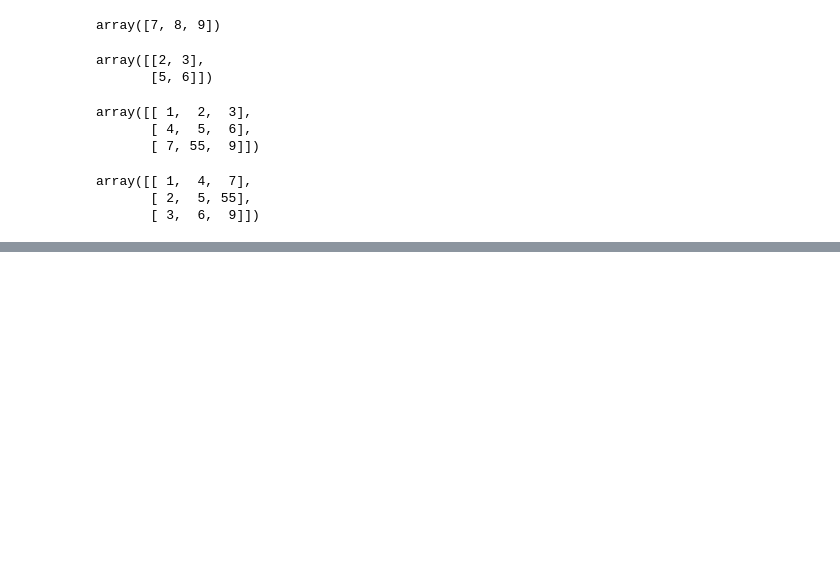
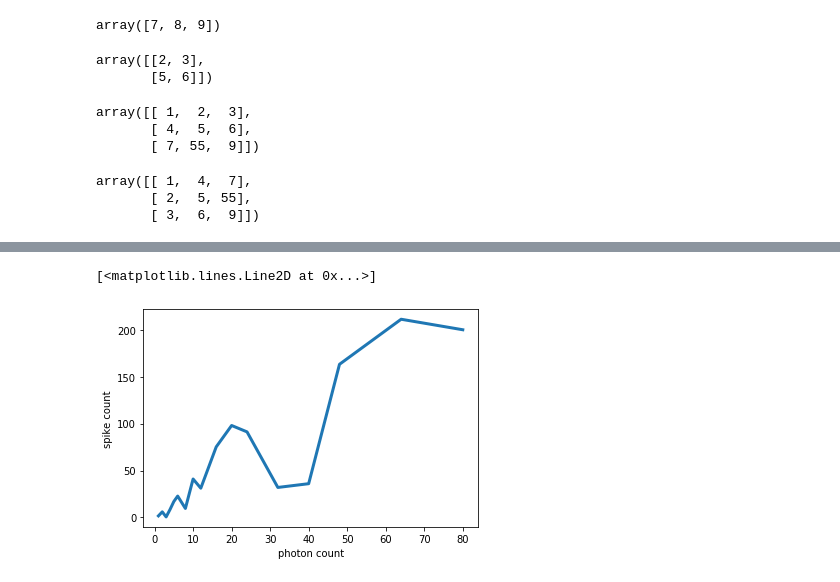
Before and after one commit to HyunsuLee/neural_data_science, a Jupyter notebook: ch2_from0to1.ipynb, the cells around one changed output, grey strips where cells are left out. Drawn from its saved outputs; the diff is of its cells as text; code cells hidden in the pictures; blank space fills up the shorter version.

```diff
--- a/ch2_from0to1.ipynb
+++ b/ch2_from0to1.ipynb
@@ -88,0 +159,5 @@ array([[ 1,  4,  7],
+# %%
+exposure_durations = np.array([1,2,3,4,5])
+light_levels = np.array([1,2,4,8,16])
+photon_counts = np.outer(exposure_durations, light_levels)
+print(photon_counts)
@@ -88,0 +277,10 @@ array([[ 1,  4,  7],
+# %%
+photon_counts_vector = np.unique(photon_counts.flatten())
+firing_rate = photon_counts_vector * np.round(5*np.random.rand(len(photon_counts_vector)), 1)
+# %%
+plt.xlabel('photon count')
+plt.ylabel('spike count')
+plt.plot(photon_counts_vector, firing_rate, lw = 3) # lw = line_thickness
+# %% [output]
+[<matplotlib.lines.Line2D at 0x...>]
+[figure, added]
```
Also changed, not shown: parts of 32 cells of this notebook, 1 other file.
